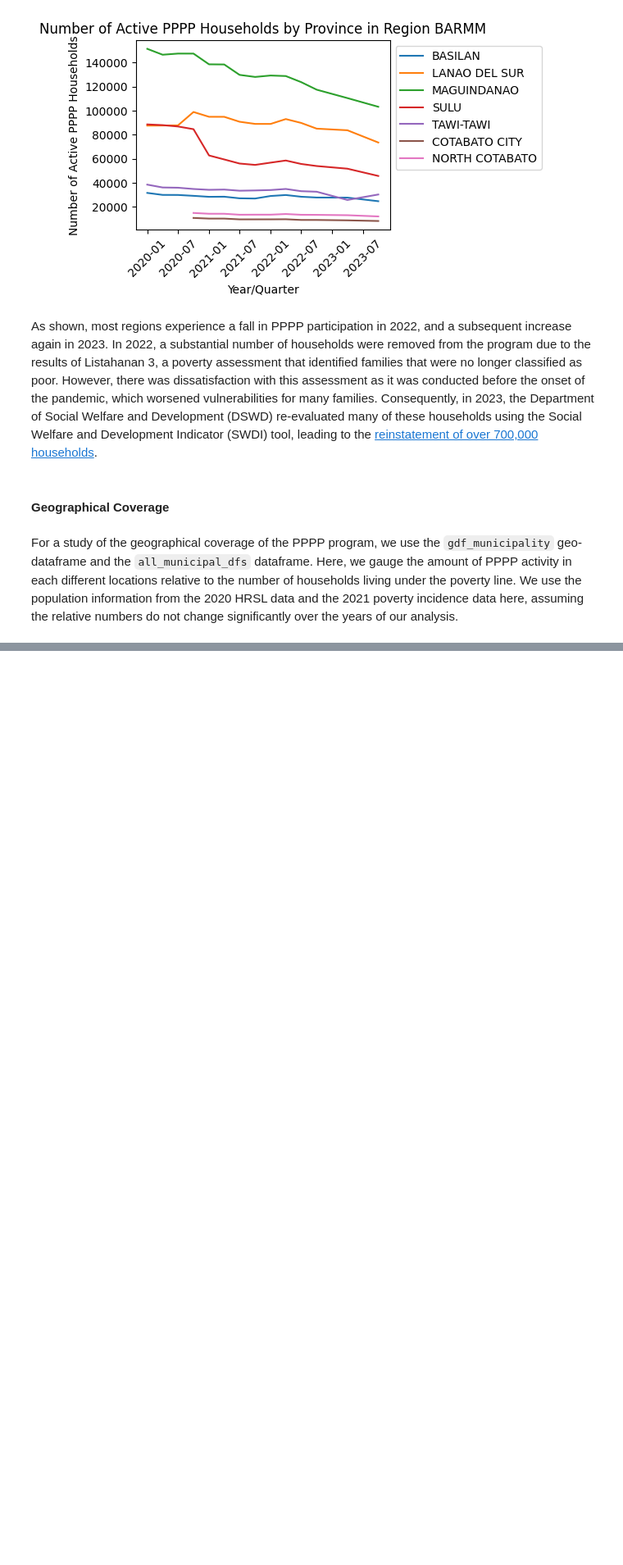
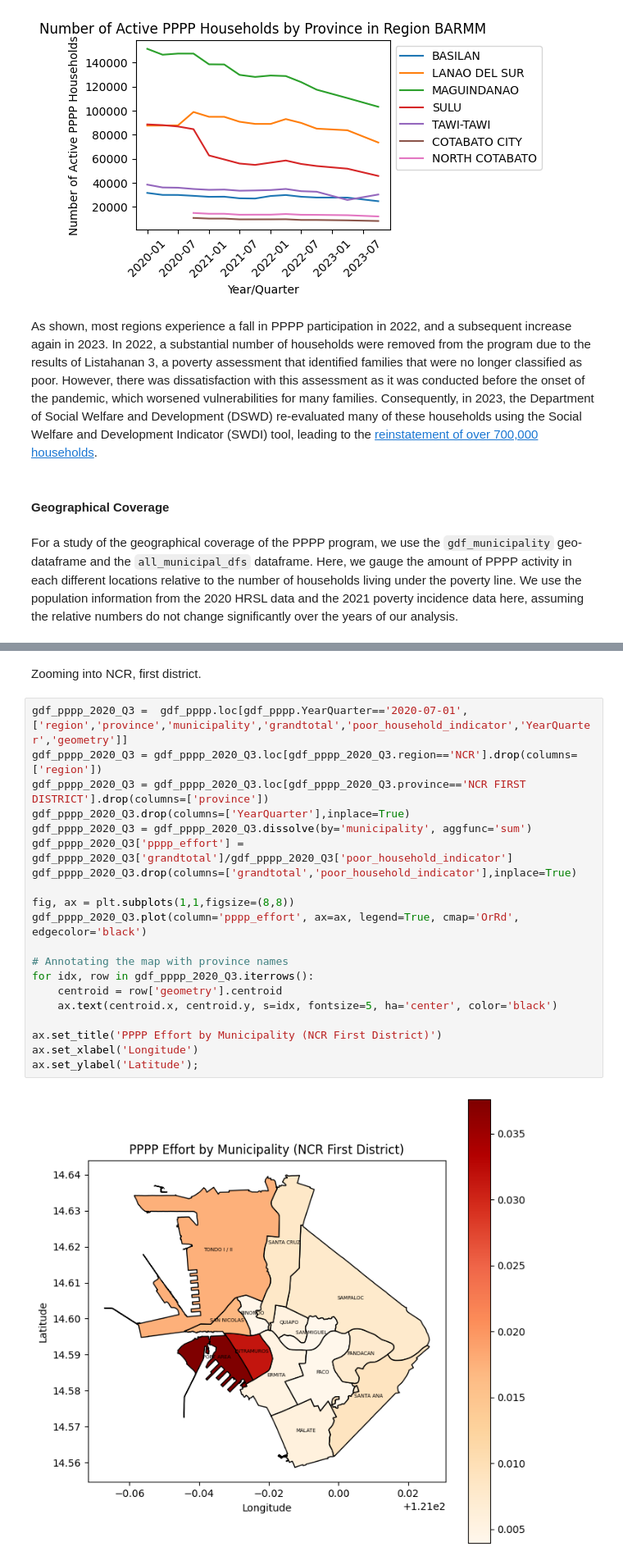
Before and after one commit to teofc111/poverty_mapping, a Jupyter notebook: pppp.ipynb, the cells around one changed output, grey strips where cells are left out. Shown at 82% size. Cells and saved outputs as stored; diff of their text form; blank space fills up the shorter version.

```diff
--- a/pppp.ipynb
+++ b/pppp.ipynb
@@ -4659,0 +4569,24 @@ municipality_shape.loc[municipality_shape.province.str.lower().str.startswith('n
+# %% [markdown]
+Zooming into NCR, first district.
+# %%
+gdf_pppp_2020_Q3 =  gdf_pppp.loc[gdf_pppp.YearQuarter=='2020-07-01',['region','province','municipality','grandtotal','poor_household_indicator','YearQuarter','geometry']]
+gdf_pppp_2020_Q3 = gdf_pppp_2020_Q3.loc[gdf_pppp_2020_Q3.region=='NCR'].drop(columns=['region'])
+gdf_pppp_2020_Q3 = gdf_pppp_2020_Q3.loc[gdf_pppp_2020_Q3.province=='NCR FIRST DISTRICT'].drop(columns=['province'])
+gdf_pppp_2020_Q3.drop(columns=['YearQuarter'],inplace=True)
+gdf_pppp_2020_Q3 = gdf_pppp_2020_Q3.dissolve(by='municipality', aggfunc='sum')
+gdf_pppp_2020_Q3['pppp_effort'] = gdf_pppp_2020_Q3['grandtotal']/gdf_pppp_2020_Q3['poor_household_indicator']
+gdf_pppp_2020_Q3.drop(columns=['grandtotal','poor_household_indicator'],inplace=True)
+
+fig, ax = plt.subplots(1,1,figsize=(8,8))
+gdf_pppp_2020_Q3.plot(column='pppp_effort', ax=ax, legend=True, cmap='OrRd', edgecolor='black')
+
+# Annotating the map with province names
+for idx, row in gdf_pppp_2020_Q3.iterrows():
+    centroid = row['geometry'].centroid
+    ax.text(centroid.x, centroid.y, s=idx, fontsize=5, ha='center', color='black')
+
+ax.set_title('PPPP Effort by Municipality (NCR First District)')
+ax.set_xlabel('Longitude')
+ax.set_ylabel('Latitude');
+# %% [output]
+[figure, added]
```
Also changed, not shown: parts of 28 cells of this notebook.
